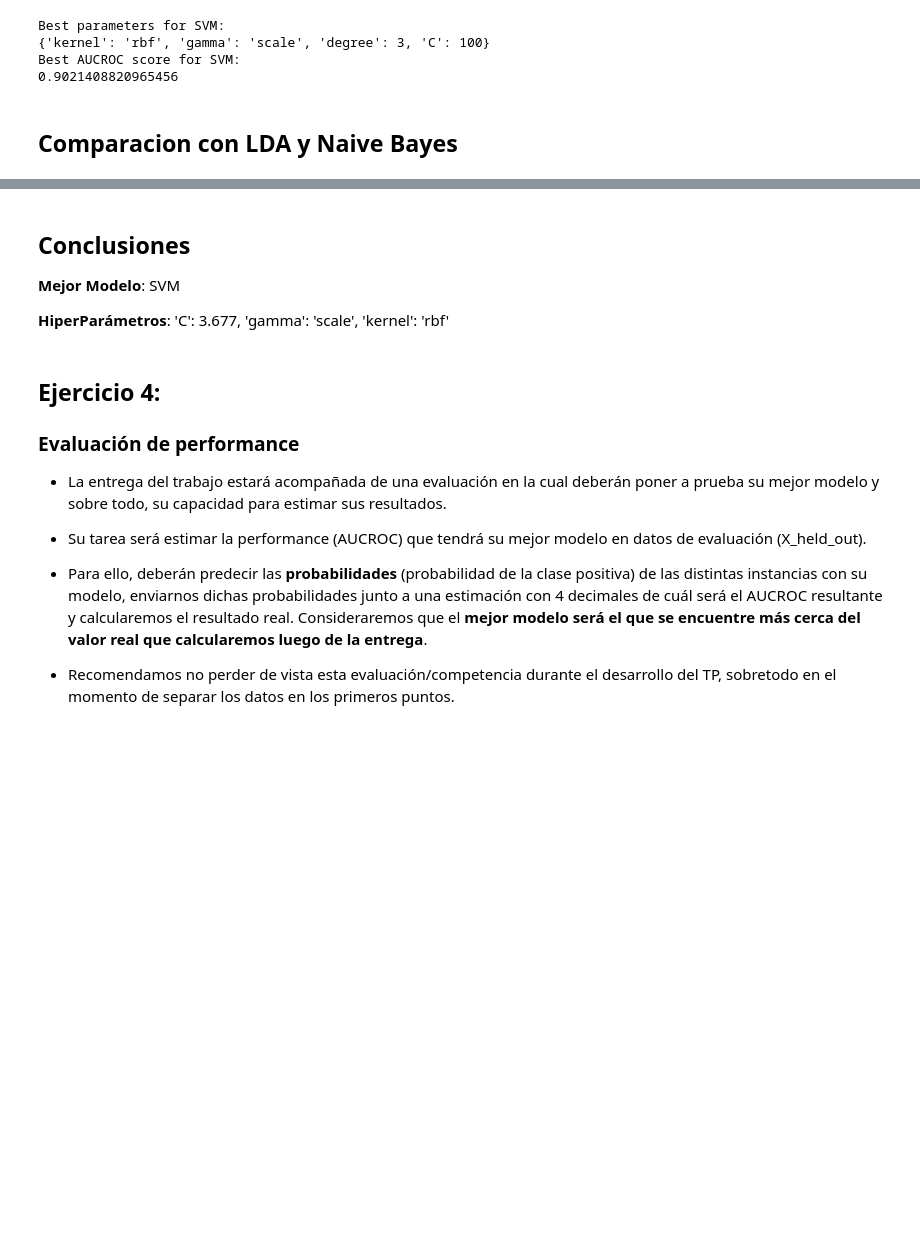
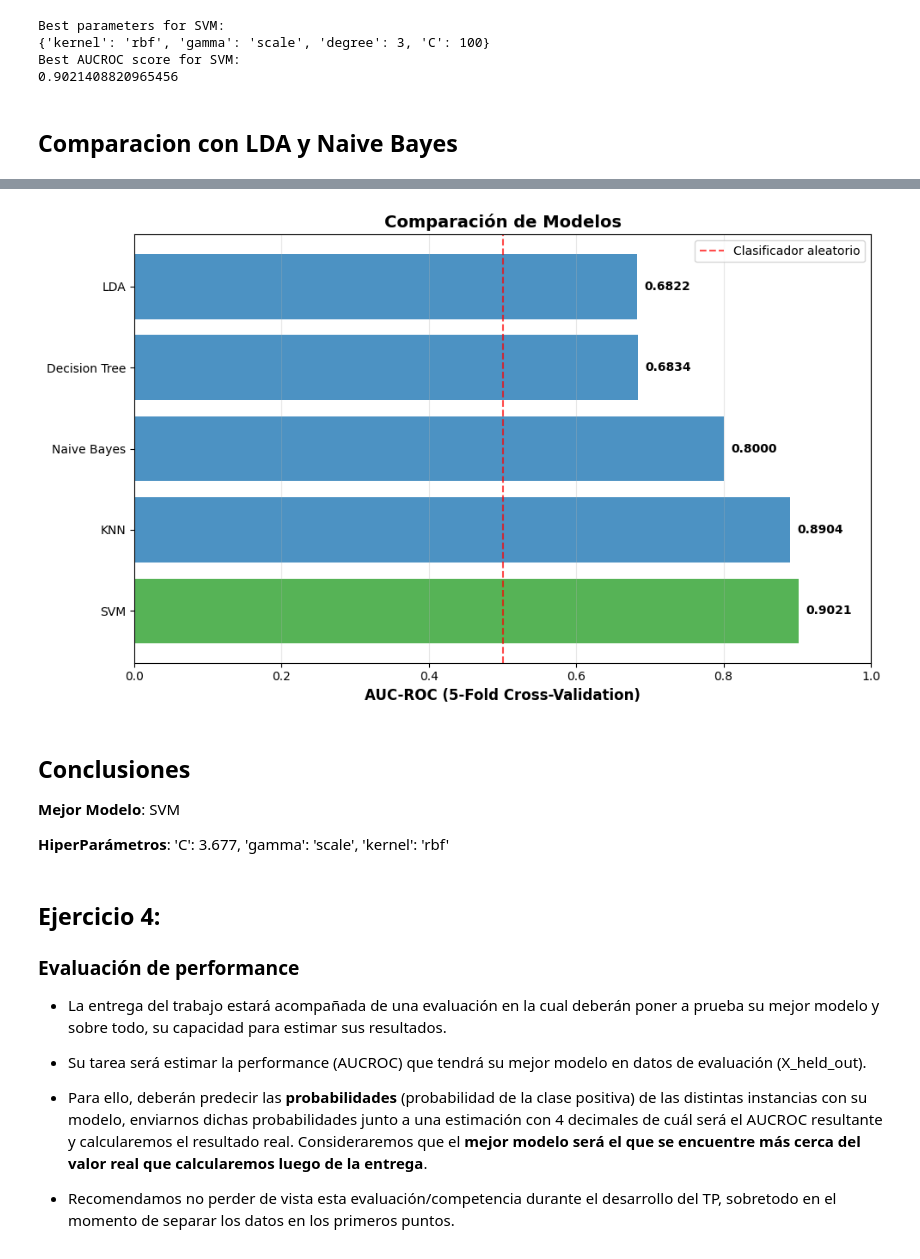
Before and after one commit to AzulBarr/Aprendizaje-Automatico, a Jupyter notebook: TPs/05_intermedia.ipynb, the cells around one changed output, grey strips where cells are left out. Cells and saved outputs as stored; diff of their text form; code cells hidden in the pictures; blank space fills up the shorter version.

```diff
--- a/TPs/05_intermedia.ipynb
+++ b/TPs/05_intermedia.ipynb
@@ -492,7 +495,7 @@ modelo_knn = KNeighborsClassifier()
 random_search_knn = RandomizedSearchCV(
     modelo_knn,
     param_distributions=param_dist_knn,
-    n_iter=100,  # Nro de iteraciones.
+    n_iter=50,  # Nro de iteraciones.
     cv=5,  # 5-fold cross validation
     scoring='roc_auc',  # AUCROC metric
     random_state=87122 # Seed
@@ -518,7 +525,7 @@ modelo_svm = SVC(probability=True)
 random_search_svm = RandomizedSearchCV(
     modelo_svm,
     param_distributions=param_dist_svm,
-    n_iter=100,
+    n_iter=50,
     cv=5,
     scoring='roc_auc',
     random_state=87122
@@ -538,16 +550,2 @@ Best AUCROC score for SVM:
 # %% [markdown]
 ## Comparacion con LDA y Naive Bayes
-# %%
-# LDA Model
-lda_model = LinearDiscriminantAnalysis()
-lda_model.fit(X_train, y_train)
-y_pred_lda = lda_model.predict_proba(X_test)[:, 1]
-roc_auc_lda = roc_auc_score(y_test, y_pred_lda)
-print(f"ROC AUC score for LDA (default parameters): {roc_auc_lda}")
-
-# Naive Bayes Model
-nb_model = GaussianNB()
-nb_model.fit(X_train, y_train)
-y_pred_nb = nb_model.predict_proba(X_test)[:, 1]
-roc_auc_nb = roc_auc_score(y_test, y_pred_nb)
-print(f"ROC AUC score for Naive Bayes (default parameters): {roc_auc_nb}")
@@ -557,3 +575,47 @@ ROC AUC score for Naive Bayes (default parameters): 0.8203011170471103
+# %%
+# Calcular AUC para LDA y Naive Bayes con CV
+lda_auc = cross_val_score(LinearDiscriminantAnalysis(), X_train, y_train,
+                           cv=5, scoring='roc_auc').mean()
+nb_auc = cross_val_score(GaussianNB(), X_train, y_train,
+                          cv=5, scoring='roc_auc').mean()
+
+# Crear gráfico de barras
+modelos_nombres = ['SVM', 'KNN', 'Naive Bayes', 'LDA', 'Decision Tree']
+auc_scores = [
+    random_search_svm.best_score_,
+    random_search_knn.best_score_,
+    nb_auc,
+    lda_auc,
+    random_search_tree.best_score_
+]
+
+# Ordenar por performance
+datos_ordenados = sorted(zip(modelos_nombres, auc_scores),
+                         key=lambda x: x[1], reverse=True)
+modelos_ordenados, scores_ordenados = zip(*datos_ordenados)
+
+# Gráfico
+fig, ax = plt.subplots(figsize=(10, 6))
+colores = ['#2ca02c' if score == max(scores_ordenados) else '#1f77b4'
+           for score in scores_ordenados]
+barras = ax.barh(modelos_ordenados, scores_ordenados, color=colores, alpha=0.8)
+
+# Agregar valores sobre las barras
+for i, (modelo, score) in enumerate(zip(modelos_ordenados, scores_ordenados)):
+    ax.text(score + 0.01, i, f'{score:.4f}',
+            va='center', fontweight='bold', fontsize=10)
+
+ax.set_xlabel('AUC-ROC (5-Fold Cross-Validation)', fontsize=12, fontweight='bold')
+ax.set_title('Comparación de Modelos', fontsize=14, fontweight='bold')
+ax.set_xlim([0, 1.0])
+ax.axvline(x=0.5, color='red', linestyle='--', linewidth=1.5,
+           label='Clasificador aleatorio', alpha=0.7)
+ax.legend()
+ax.grid(axis='x', alpha=0.3)
+plt.tight_layout()
+plt.show()
+# %% [output]
+[figure, added]
 # %% [markdown]
 ## Conclusiones
 
```
Also changed, not shown: parts of 9 cells of this notebook.
